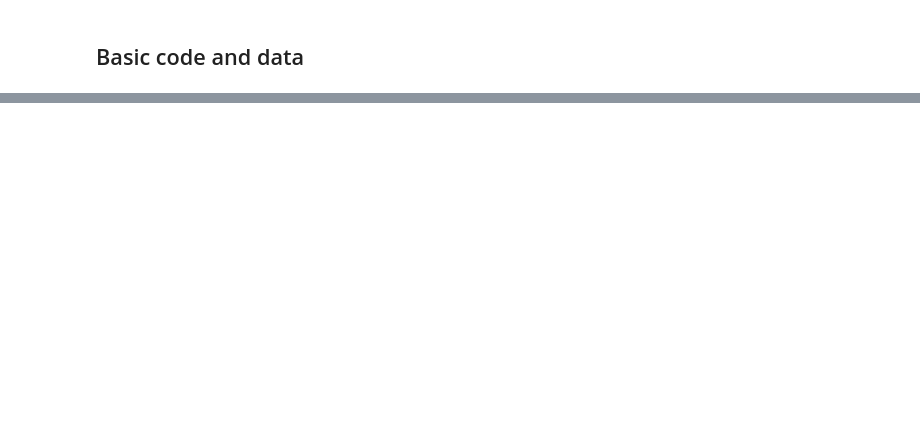
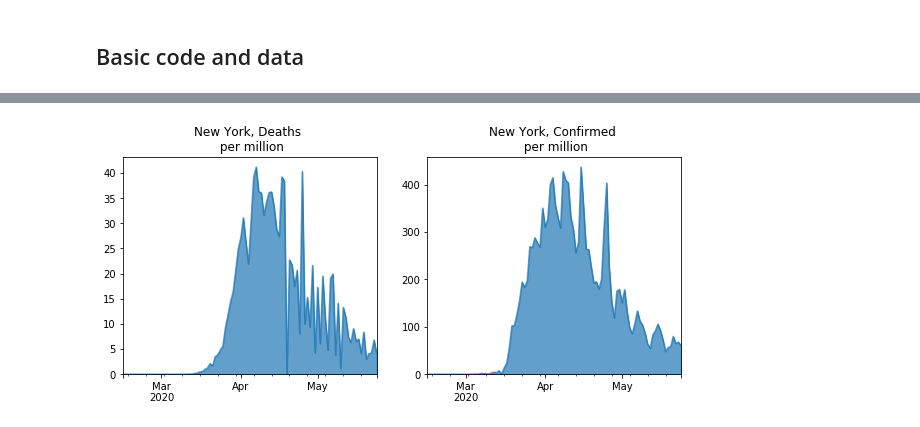
Before and after one commit to manuelamador/covid_19_tracker, a Jupyter notebook: covid19.ipynb, the cells around one changed output, grey strips where cells are left out. Saved outputs shown, nothing was run; the diff lists cells and outputs as text; code cells hidden in the pictures; blank space fills up the shorter version.

```diff
--- a/covid19.ipynb
+++ b/covid19.ipynb
@@ -77,0 +118,4 @@ plot_state("Minnesota")
+# %%
+plot_state_pc("New York")
+# %% [output]
+[figure, added]
```
Also changed, not shown: parts of 12 cells of this notebook, 1 other file.
